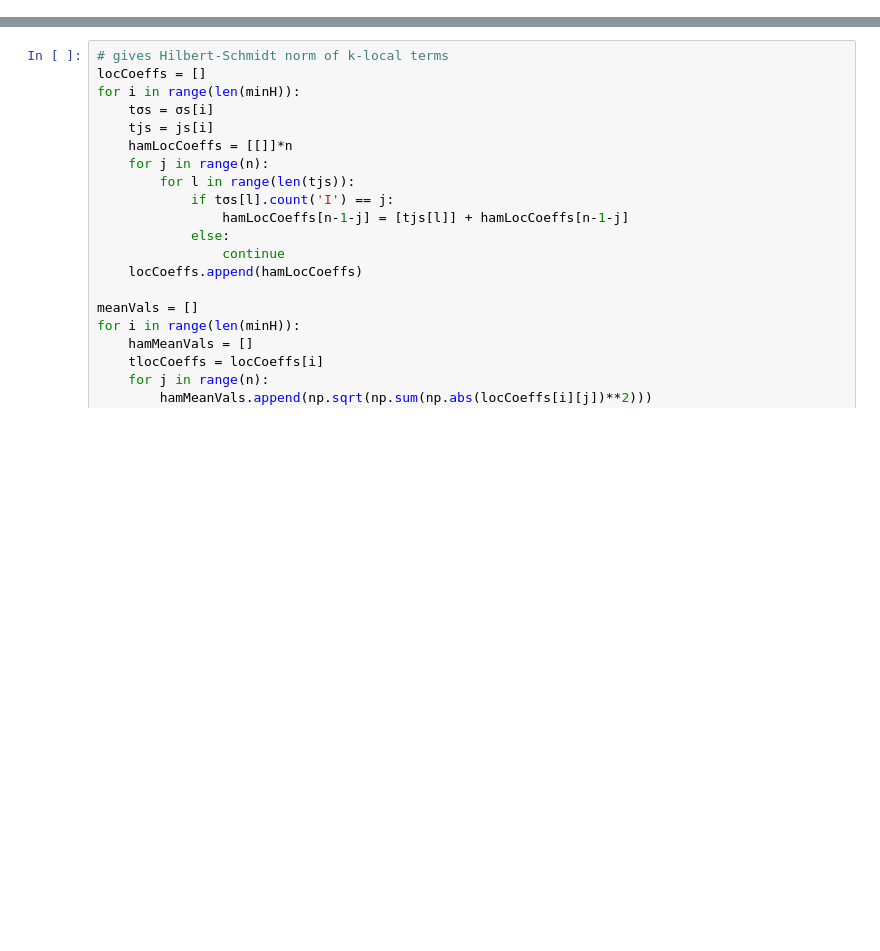
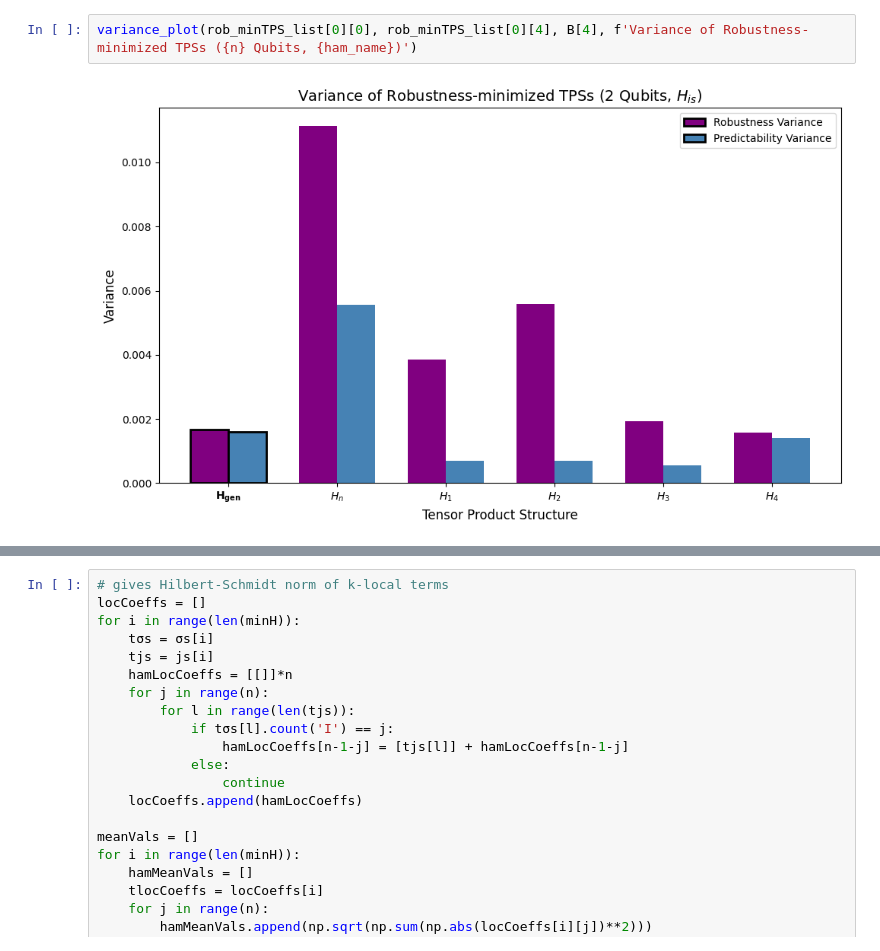
Before and after one commit to coalescion/decoherence-selected-TPSs, a Jupyter notebook: HSF_v7.ipynb, the cells around one changed output, grey strips where cells are left out. Cells and saved outputs as stored; diff of their text form; blank space fills up the shorter version.

```diff
--- a/HSF_v7.ipynb
+++ b/HSF_v7.ipynb
@@ -496,0 +1593,4 @@ testPlot(*fiveDLinesList[ind][0:4], *B, 0.55, 4.3, 'Quasi-classical TPSs')
+# %%
+variance_plot(rob_minTPS_list[0][0], rob_minTPS_list[0][4], B[4], f'Variance of Robustness-minimized TPSs ({n} Qubits, {ham_name})')
+# %% [output]
+[figure, added]
```
Also changed, not shown: parts of 35 cells of this notebook, 31 other files.
